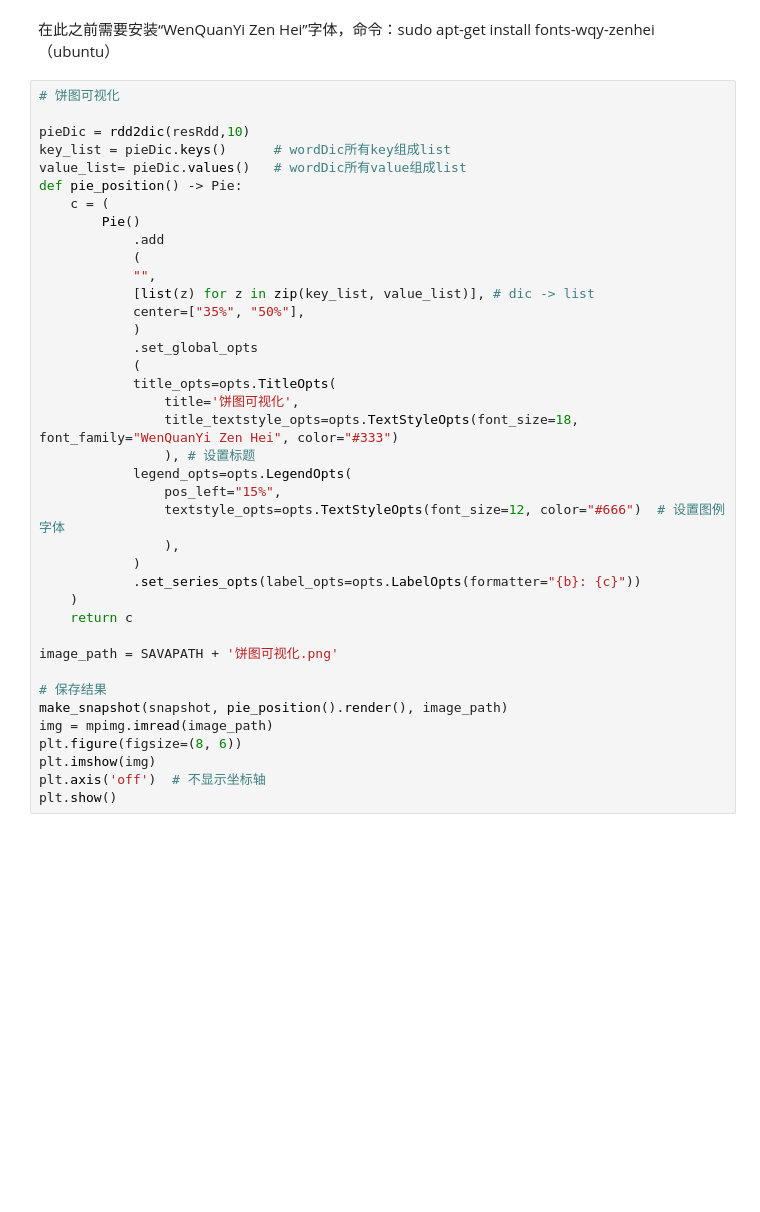
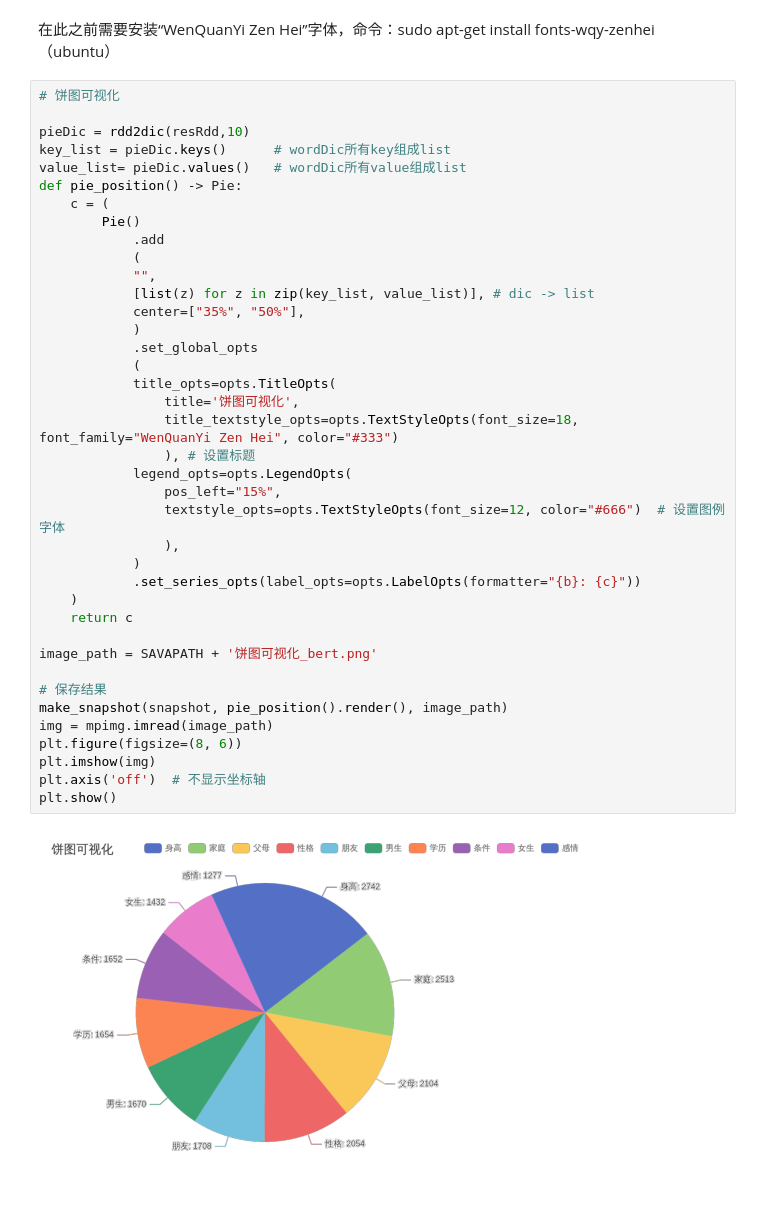
Before and after one commit to CQULeaf/Big-Data_Course_Resources, a Jupyter notebook: Lab/Lab2_WordCount/bert.ipynb, the cells around one changed output. Saved outputs shown, nothing was run; the diff lists cells and outputs as text; blank space fills up the shorter version.

```diff
--- a/Lab/Lab2_WordCount/bert.ipynb
+++ b/Lab/Lab2_WordCount/bert.ipynb
@@ -168,34 +224,36 @@ def pie_position() -> Pie:
         Pie()
             .add
             (
             "",
             [list(z) for z in zip(key_list, value_list)], # dic -> list
             center=["35%", "50%"],
             )
             .set_global_opts
             (
             title_opts=opts.TitleOpts(
                 title='饼图可视化',
                 title_textstyle_opts=opts.TextStyleOpts(font_size=18, font_family="WenQuanYi Zen Hei", color="#333")
                 ), # 设置标题
             legend_opts=opts.LegendOpts(
                 pos_left="15%",
                 textstyle_opts=opts.TextStyleOpts(font_size=12, color="#666")  # 设置图例字体
                 ),
             )
             .set_series_opts(label_opts=opts.LabelOpts(formatter="{b}: {c}"))
     )
     return c
 
-image_path = SAVAPATH + '饼图可视化.png'
+image_path = SAVAPATH + '饼图可视化_bert.png'
 
 # 保存结果
 make_snapshot(snapshot, pie_position().render(), image_path)
 img = mpimg.imread(image_path)
 plt.figure(figsize=(8, 6))
 plt.imshow(img)
 plt.axis('off')  # 不显示坐标轴
 plt.show()
+# %% [output]
+[figure, added]
 # %%
 # 柱状图可视化
 Dic = rdd2dic(resRdd,15)
```
Also changed, not shown: parts of 10 cells of this notebook, 23 other files.
